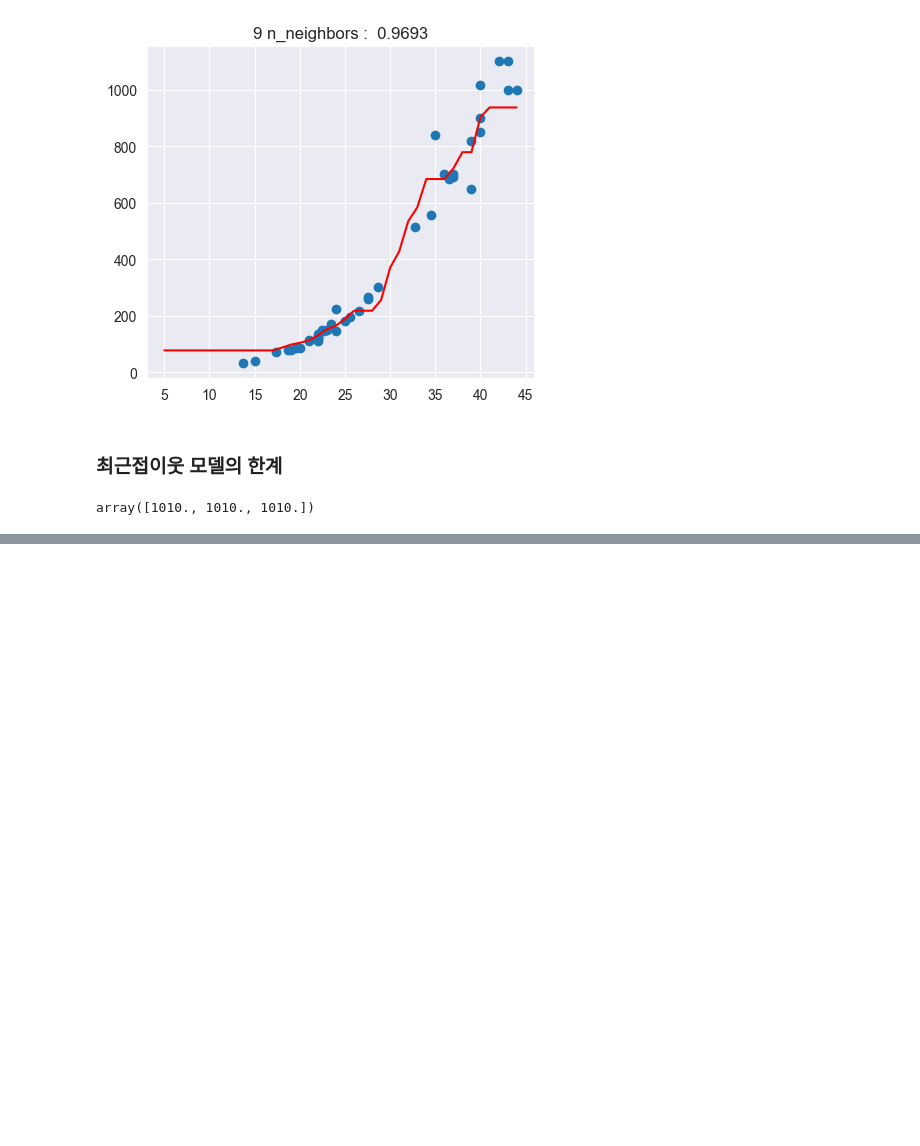
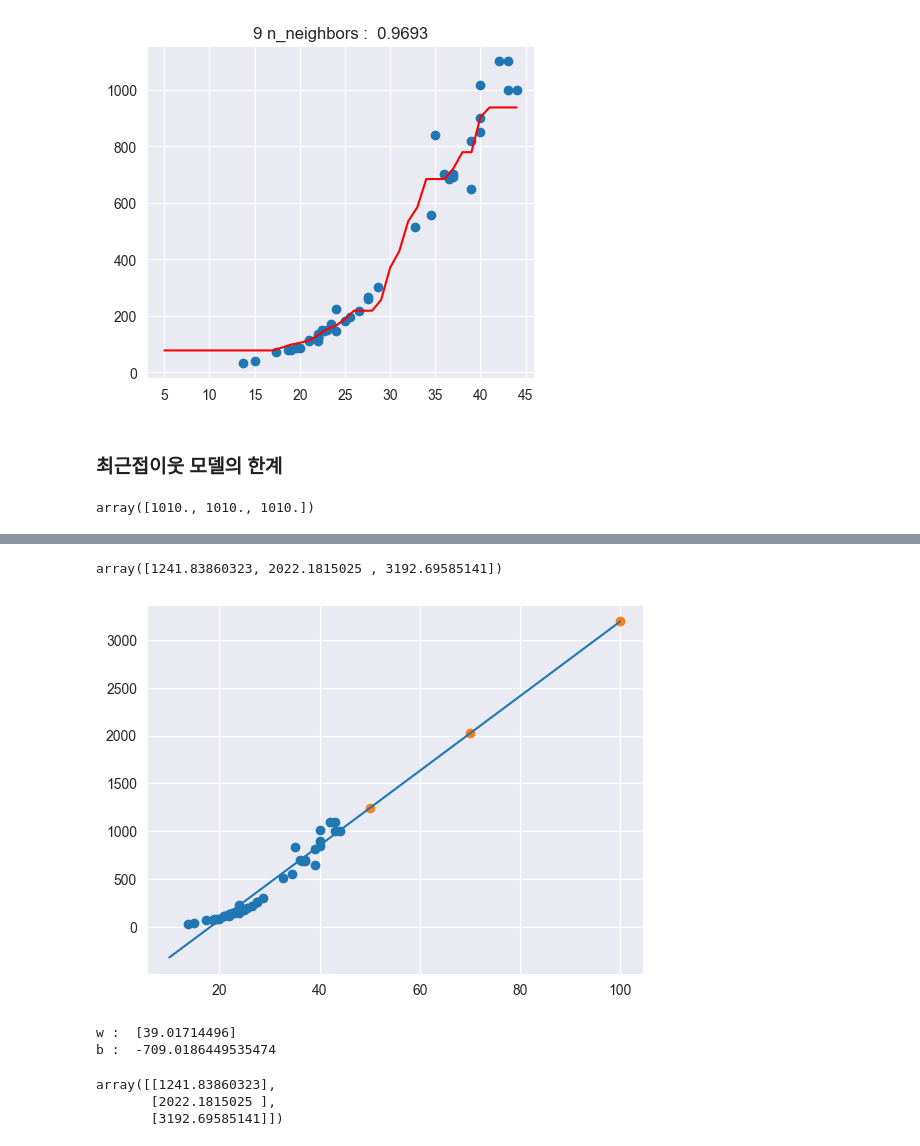
Before and after one commit to joomong0620/machine_learning, a Jupyter notebook: 01_overview/02_regression_overview.ipynb, the cells around one changed output, grey strips where cells are left out. Saved outputs shown, nothing was run; the diff lists cells and outputs as text; code cells hidden in the pictures; blank space fills up the shorter version.

```diff
--- a/01_overview/02_regression_overview.ipynb
+++ b/01_overview/02_regression_overview.ipynb
@@ -176,0 +211,46 @@ plt.show()
+# %%
+from sklearn.linear_model import LinearRegression
+
+# 모델 학습
+lin_reg = LinearRegression()
+lin_reg.fit(X_train, y_train) # 적절한 회귀계수 (기울기), 절편을 찾음
+                            # 메모리에만 올려놓음
+
+
+# 예측
+pred = lin_reg.predict([[50], [70], [100]])
+# array([1241.83860323, 2022.1815025 , 3192.69585141]) 정확하진 않을 수 있지만 50, 70, 100에 대해서 납득이 가는 값을 가지고 있다.
+pred
+# %% [output]
+array([1241.83860323, 2022.1815025 , 3192.69585141])
+# %%
+# 시각화
+plt.scatter(X_train, y_train)
+plt.scatter([[50], [70], [100]], pred)
+# 최근접 이웃이라는 개념 없어지고 직선 형태의 예측을 보여준다.
+# 실제로 메모리에 올려놓는 개념이 아님
+
+# 학습된 회귀계수, 절편 선그래프
+plt.plot([10,100], [10 *lin_reg.coef_ + lin_reg.intercept_, 100 * lin_reg.coef_ +
+                    lin_reg.intercept_])
+                            # 기울기가 양수다 -> 값도 증가
+                            # 기울기가 음수다 -> 값도 감소
+
+plt.show()
+# %% [output]
+[figure, added]
+# %%
+# 학습된 회귀계수, 절편
+print('w : ', lin_reg.coef_)
+print("b : ", lin_reg.intercept_)
+
+# 이 값은 우리가 준게 아니라 모델이 찾은 값
+            #(1,) -> (1,1)           (3, 1) 이니까 => 브로드캐스팅 되어서 계산 가능 O
+pred = lin_reg.coef_ * [[50], [70], [100]] + lin_reg.intercept_
+pred
+# %% [output]
+w :  [39.01714496]
+b :  -709.0186449535474
+array([[1241.83860323],
+       [2022.1815025 ],
+       [3192.69585141]])
```
Also changed, not shown: parts of 17 cells of this notebook, 3 other files.
